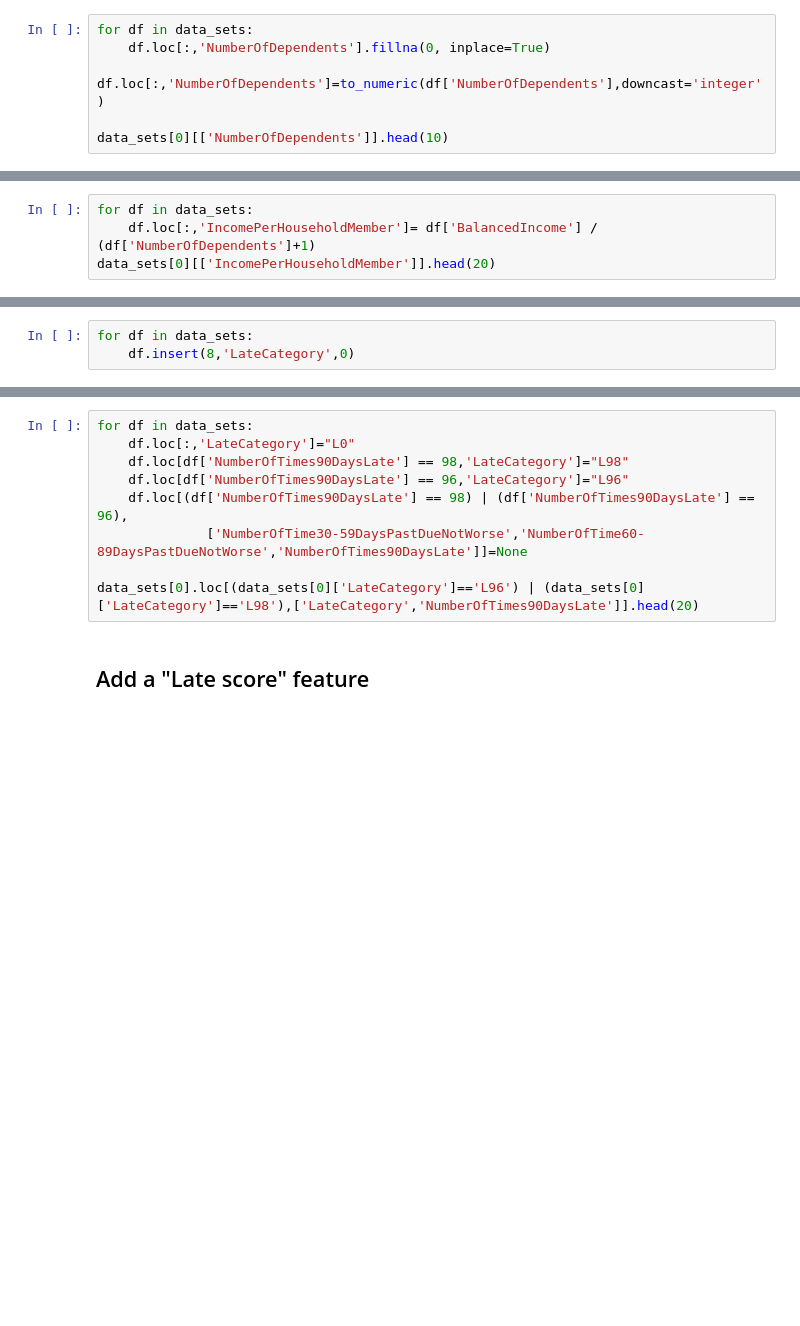
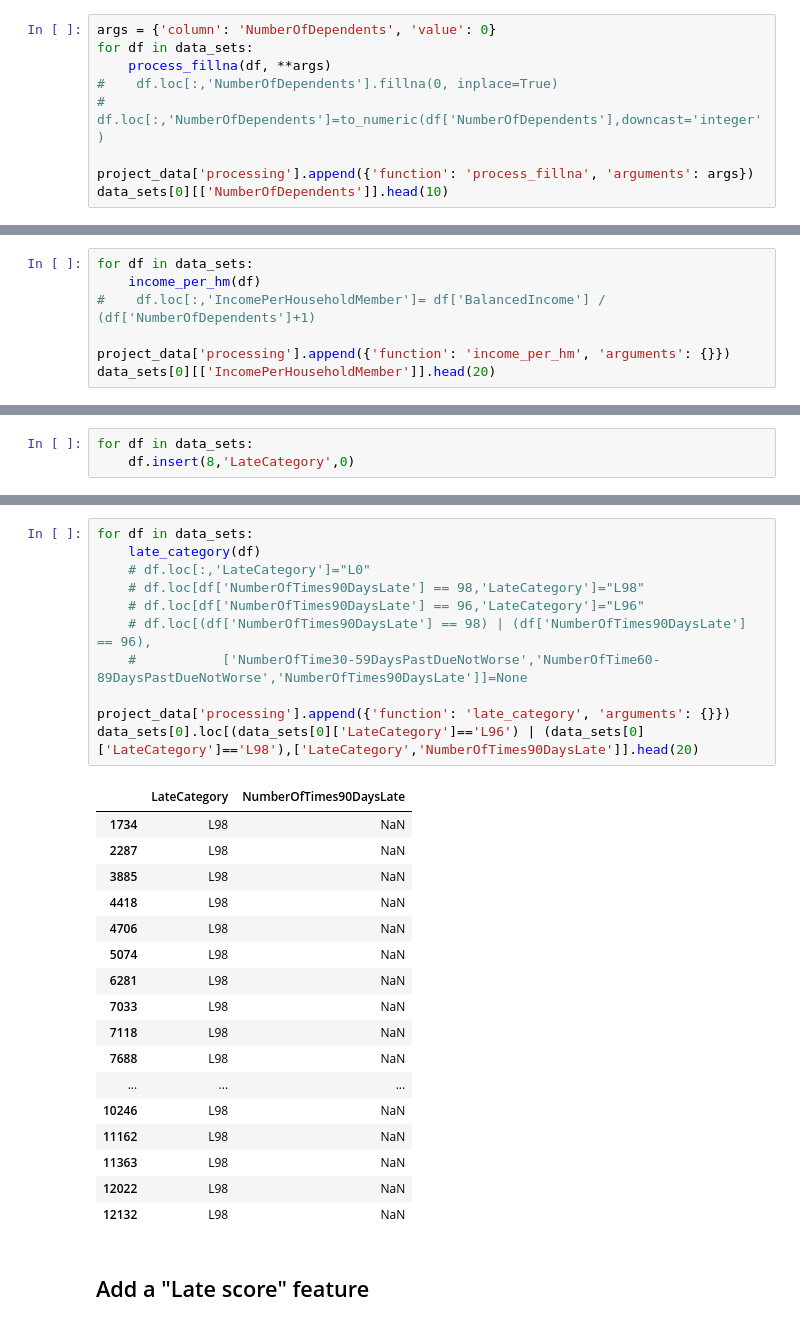
Before and after one commit to guitoo/ML-notebooks, a Jupyter notebook: GiveMeSomeCredit/features.ipynb, the cells around one changed output, grey strips where cells are left out. Drawn from its saved outputs; the diff is of its cells as text; blank space fills up the shorter version.

```diff
--- a/GiveMeSomeCredit/features.ipynb
+++ b/GiveMeSomeCredit/features.ipynb
@@ -174,8 +167,11 @@ data_sets[0].head(20)
 ## Cleaning the number of dependents column
 Set to 0 the number of dependents when not available.
 # %%
+args = {'column': 'NumberOfDependents', 'value': 0}
 for df in data_sets:
-    df.loc[:,'NumberOfDependents'].fillna(0, inplace=True)
-    df.loc[:,'NumberOfDependents']=to_numeric(df['NumberOfDependents'],downcast='integer')
+    process_fillna(df, **args)
+#    df.loc[:,'NumberOfDependents'].fillna(0, inplace=True)
+#    df.loc[:,'NumberOfDependents']=to_numeric(df['NumberOfDependents'],downcast='integer')
 
+project_data['processing'].append({'function': 'process_fillna', 'arguments': args})
 data_sets[0][['NumberOfDependents']].head(10)
@@ -186,5 +194,8 @@ for df in data_sets:
     df.insert(7,'IncomePerHouseholdMember',0)
 # %%
 for df in data_sets:
-    df.loc[:,'IncomePerHouseholdMember']= df['BalancedIncome'] / (df['NumberOfDependents']+1)
+    income_per_hm(df)
+#    df.loc[:,'IncomePerHouseholdMember']= df['BalancedIncome'] / (df['NumberOfDependents']+1)
+
+project_data['processing'].append({'function': 'income_per_hm', 'arguments': {}})
 data_sets[0][['IncomePerHouseholdMember']].head(20)
@@ -198,12 +245,32 @@ data_sets[0].loc[data_sets[0]['NumberOfTimes90DaysLate']==98,['LateCategory','Nu
 # %%
 for df in data_sets:
-    df.loc[:,'LateCategory']="L0"
-    df.loc[df['NumberOfTimes90DaysLate'] == 98,'LateCategory']="L98"
-    df.loc[df['NumberOfTimes90DaysLate'] == 96,'LateCategory']="L96"
-    df.loc[(df['NumberOfTimes90DaysLate'] == 98) | (df['NumberOfTimes90DaysLate'] == 96),
-              ['NumberOfTime30-59DaysPastDueNotWorse','NumberOfTime60-89DaysPastDueNotWorse','NumberOfTimes90DaysLate']]=None
+    late_category(df)
+    # df.loc[:,'LateCategory']="L0"
+    # df.loc[df['NumberOfTimes90DaysLate'] == 98,'LateCategory']="L98"
+    # df.loc[df['NumberOfTimes90DaysLate'] == 96,'LateCategory']="L96"
+    # df.loc[(df['NumberOfTimes90DaysLate'] == 98) | (df['NumberOfTimes90DaysLate'] == 96),
+    #           ['NumberOfTime30-59DaysPastDueNotWorse','NumberOfTime60-89DaysPastDueNotWorse','NumberOfTimes90DaysLate']]=None
 
+project_data['processing'].append({'function': 'late_category', 'arguments': {}})
 data_sets[0].loc[(data_sets[0]['LateCategory']=='L96') | (data_sets[0]['LateCategory']=='L98'),['LateCategory','NumberOfTimes90DaysLate']].head(20)
+# %% [output]
+|  | LateCategory | NumberOfTimes90DaysLate |
+| 1734 | L98 | NaN |
+| 2287 | L98 | NaN |
+| 3885 | L98 | NaN |
+| 4418 | L98 | NaN |
+| 4706 | L98 | NaN |
+| 5074 | L98 | NaN |
+| 6281 | L98 | NaN |
+| 7033 | L98 | NaN |
+| 7118 | L98 | NaN |
+| 7688 | L98 | NaN |
+| ... | ... | ... |
+| 10246 | L98 | NaN |
+| 11162 | L98 | NaN |
+| 11363 | L98 | NaN |
+| 12022 | L98 | NaN |
+| 12132 | L98 | NaN |
 # %% [markdown]
 ## Add a "Late score" feature
 # %%
```
Also changed, not shown: parts of 24 cells of this notebook, 2 other files.
